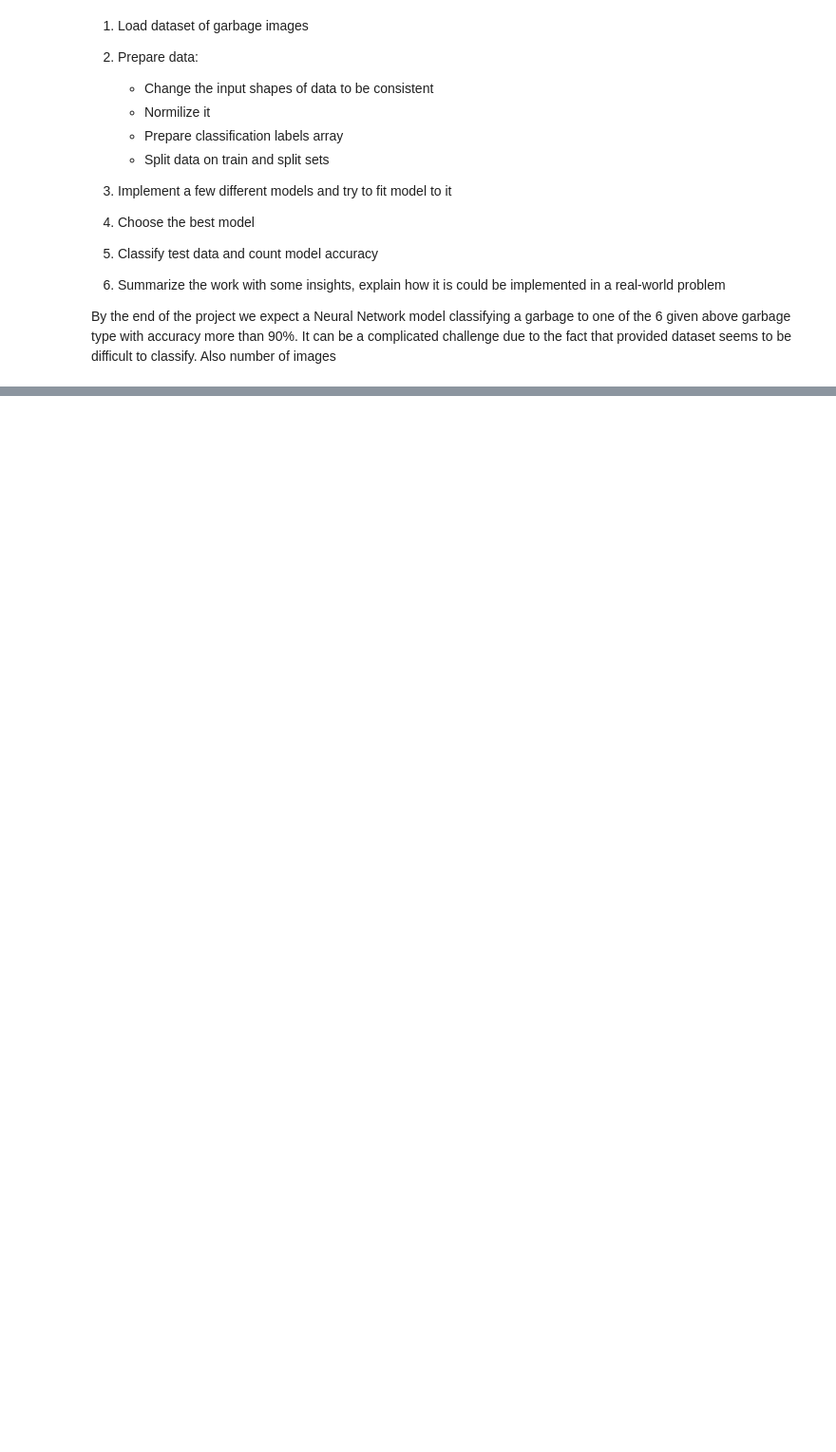
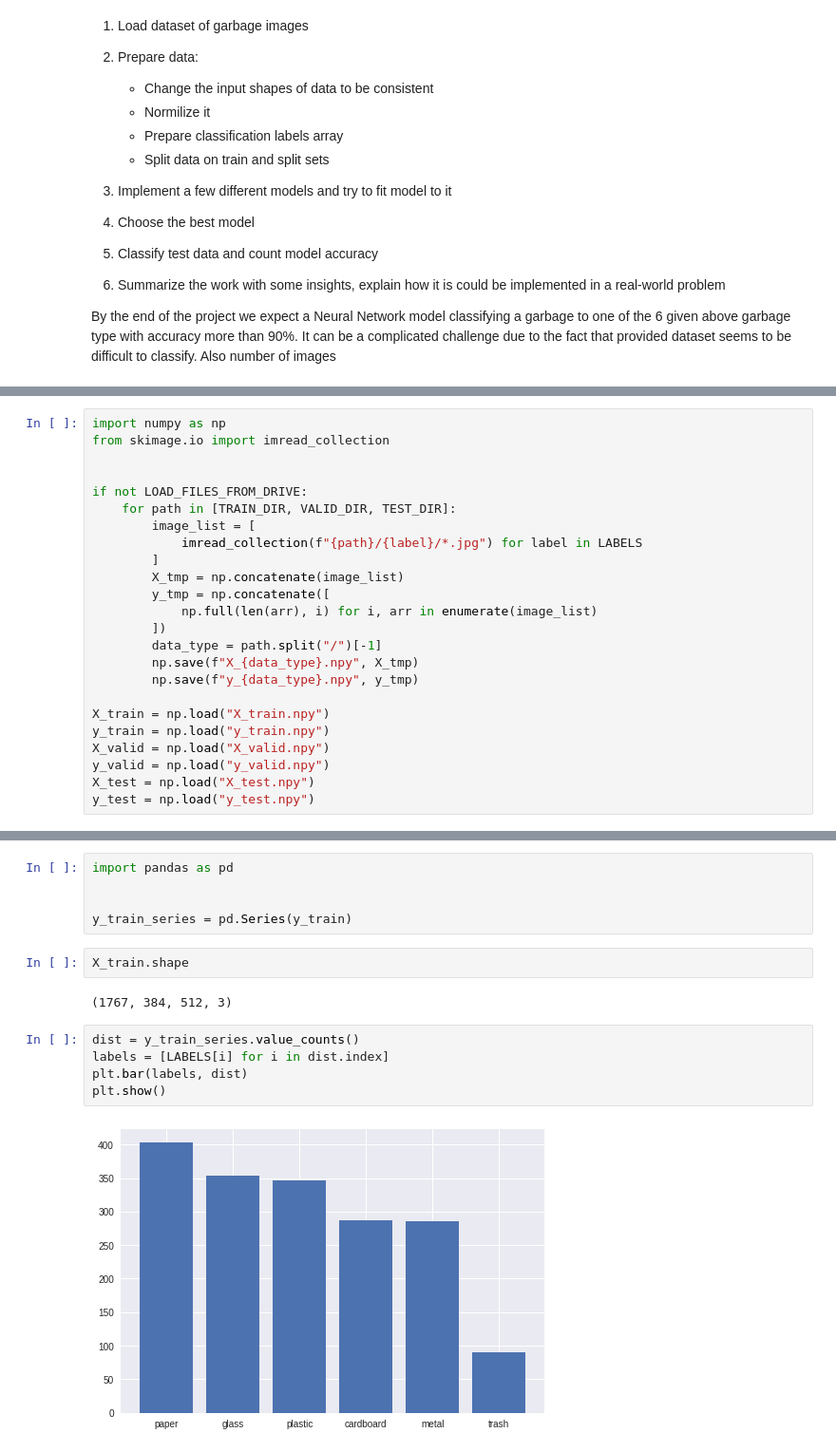
Before and after one commit to loujin2/garbage-classification, a Jupyter notebook: garbage_recognition.ipynb, the cells around one changed output, grey strips where cells are left out. Shown: that part at 95% size. Drawn from its saved outputs; the diff is of its cells as text; blank space fills up the shorter version.

```diff
--- a/garbage_recognition.ipynb
+++ b/garbage_recognition.ipynb
@@ -39,0 +79,24 @@ By the end of the project we expect a Neural Network model classifying a garbage
+# %%
+import numpy as np
+from skimage.io import imread_collection
+
+
+if not LOAD_FILES_FROM_DRIVE:
+    for path in [TRAIN_DIR, VALID_DIR, TEST_DIR]:
+        image_list = [
+            imread_collection(f"{path}/{label}/*.jpg") for label in LABELS
+        ]
+        X_tmp = np.concatenate(image_list)
+        y_tmp = np.concatenate([
+            np.full(len(arr), i) for i, arr in enumerate(image_list)
+        ])
+        data_type = path.split("/")[-1]
+        np.save(f"X_{data_type}.npy", X_tmp)
+        np.save(f"y_{data_type}.npy", y_tmp)
+
+X_train = np.load("X_train.npy")
+y_train = np.load("y_train.npy")
+X_valid = np.load("X_valid.npy")
+y_valid = np.load("y_valid.npy")
+X_test = np.load("X_test.npy")
+y_test = np.load("y_test.npy")
@@ -39,0 +129,16 @@ By the end of the project we expect a Neural Network model classifying a garbage
+# %%
+import pandas as pd
+
+
+y_train_series = pd.Series(y_train)
+# %%
+X_train.shape
+# %% [output]
+(1767, 384, 512, 3)
+# %%
+dist = y_train_series.value_counts()
+labels = [LABELS[i] for i in dist.index]
+plt.bar(labels, dist)
+plt.show()
+# %% [output]
+[figure, added]
```
Also changed, not shown: parts of 12 cells of this notebook.
